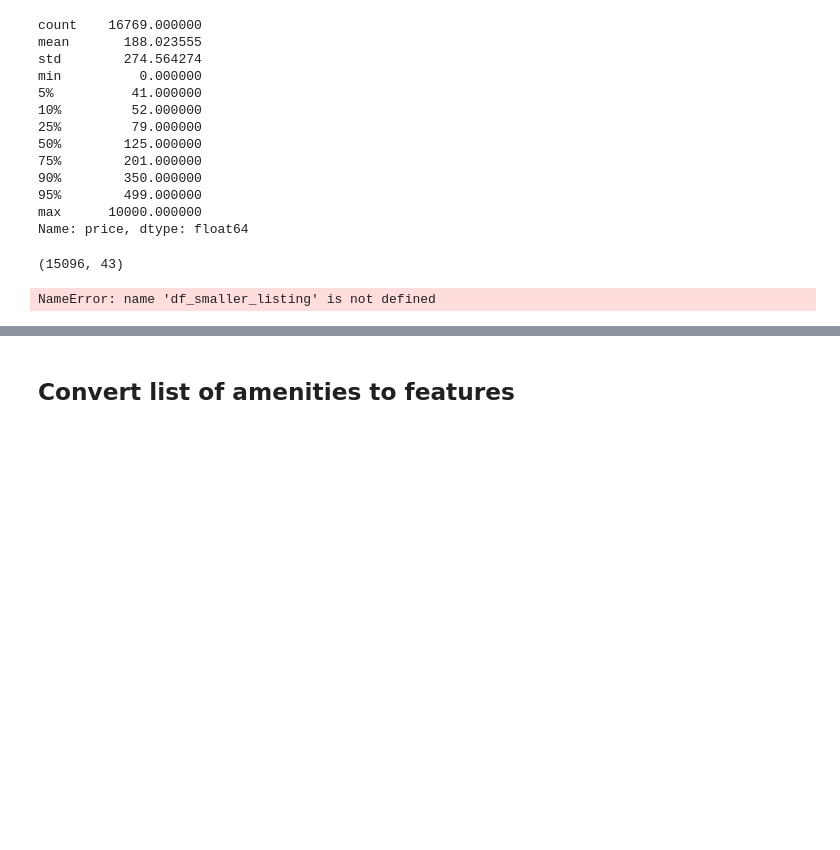
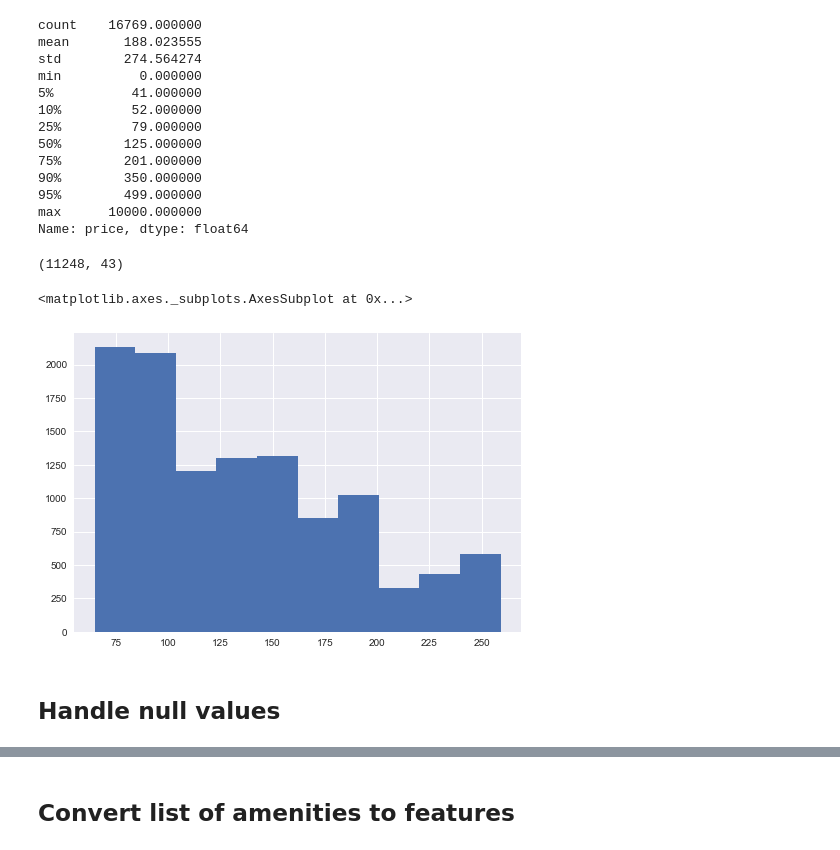
Before and after one commit to xzhou110/Airbnb, a Jupyter notebook: 01. airbnb_house_listings.ipynb, the cells around one changed output, grey strips where cells are left out. Cells and saved outputs as stored; diff of their text form; code cells hidden in the pictures; blank space fills up the shorter version.

Commit message:
Code clean up

```diff
--- a/01. airbnb_house_listings.ipynb
+++ b/01. airbnb_house_listings.ipynb
@@ -207,0 +255,6 @@ df_smaller_listings['cleaning_fee'] = df_smaller_listings['cleaning_fee'].apply(
+# %%
+# Converted currency features to float
+
+columns = ['price', 'security_deposit', 'cleaning_fee']
+
+df_listings_smaller = apply2df(df_listings_smaller, columns, currency2float)
@@ -232,0 +277,10 @@ df_listings_refined.drop(time_stamps, axis=1, inplace=True)
+# %%
+# Converted timestamp features to duration
+
+columns = ['host_since', 'first_review']
+
+df_listings_smaller = apply2df(df_listings_smaller, columns, duration)
+# %%
+mapper = {'host_since' : 'host_yrs', 'first_review': 'yrs_since_1st_review'}
+
+df_listings_smaller.rename(columns=mapper, inplace=True)
@@ -251,17 +323,20 @@ Name: price, dtype: float64
 # %%
 # Removed outliers. Kept values between 5% and 95% percentiles
 
-five_percentitle = np.percentile(df_smaller_listings['price'], 5)
-ninety_five_percentitle = np.percentile(df_smaller_listings['price'], 95)
+five_percentitle = np.percentile(df_listings_smaller['price'], 5)
+ninety_five_percentitle = np.percentile(df_listings_smaller['price'], 95)
 
-df_smaller_listings = df_smaller_listings[
-                     (df_smaller_listings['price']<=ninety_five_percentitle)
-                      & (df_smaller_listings['price']>=five_percentitle)]
+df_listings_smaller = df_listings_smaller[
+                     (df_listings_smaller['price']<=ninety_five_percentitle)
+                      & (df_listings_smaller['price']>=five_percentitle)]
 
-display(df_smaller_listings.shape)
+display(df_listings_smaller.shape)
 # %% [output]
-(15096, 43)
+(11248, 43)
-# %%
-df_smaller_listing.hist()
-# %% [output]
-NameError: name 'df_smaller_listing' is not defined
+# %%
+df_listings_smaller.price.hist()
+# %% [output]
+<matplotlib.axes._subplots.AxesSubplot at 0x...>
+[figure, added]
+# %% [markdown]
+## Handle null values
```
Also changed, not shown: parts of 53 cells of this notebook.
